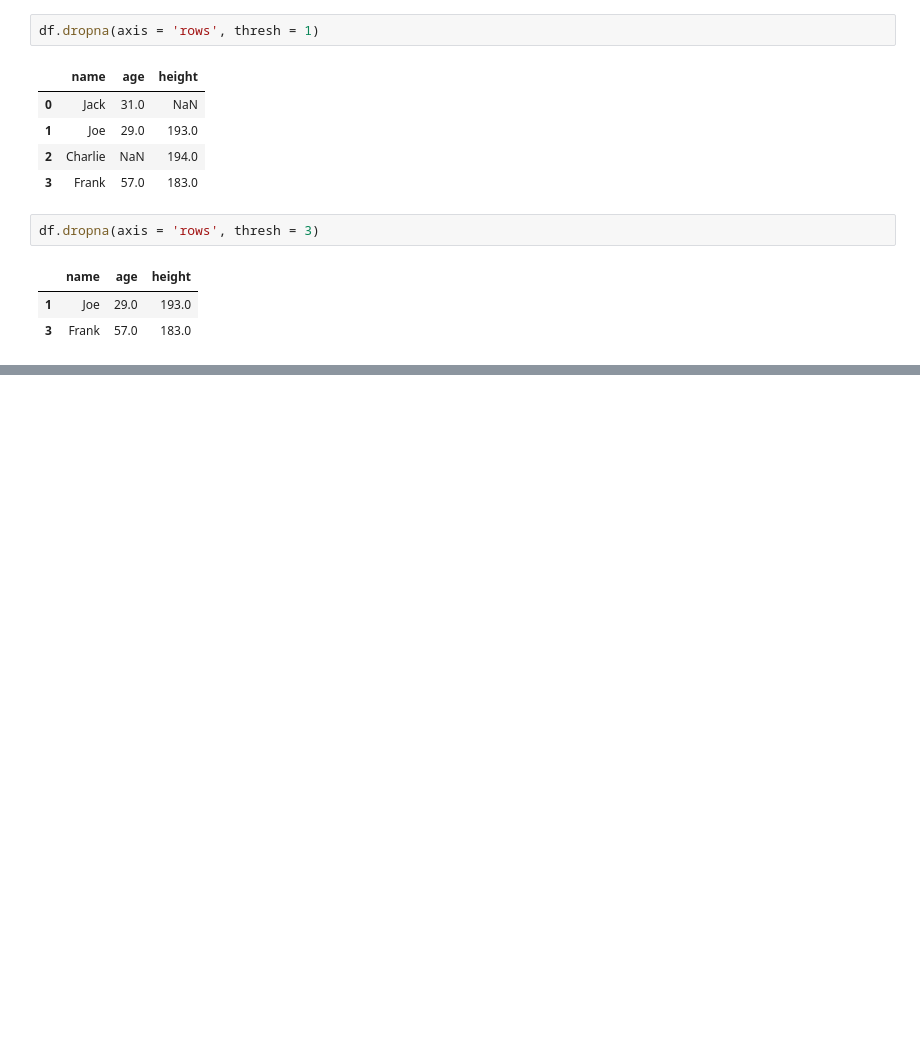
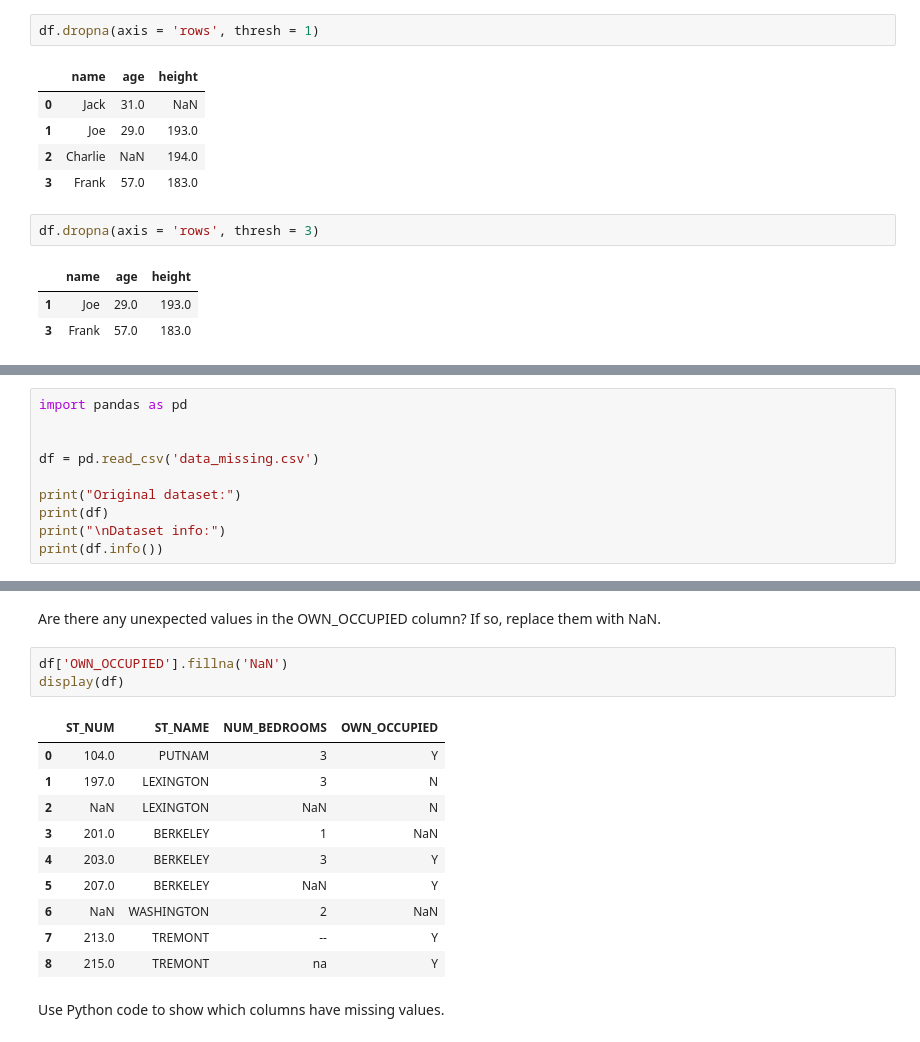
Before and after one commit to ryanhabis/College-folder, a Jupyter notebook: semester-1/Programming for Data Analytics/5 lesson - short-Exercises with solution/Lecture5_MissingData.ipynb, the cells around one changed output, grey strips where cells are left out. Cells and saved outputs as stored; diff of their text form; blank space fills up the shorter version.

```diff
--- a/semester-1/Programming for Data Analytics/5 lesson - short-Exercises with solution/Lecture5_MissingData.ipynb
+++ b/semester-1/Programming for Data Analytics/5 lesson - short-Exercises with solution/Lecture5_MissingData.ipynb
@@ -461,0 +488,10 @@ df.dropna(axis = 'rows', thresh = 3)
+# %%
+import pandas as pd
+
+
+df = pd.read_csv('data_missing.csv')
+
+print("Original dataset:")
+print(df)
+print("\nDataset info:")
+print(df.info())
@@ -461,0 +516,18 @@ df.dropna(axis = 'rows', thresh = 3)
+# %% [markdown]
+Are there any unexpected values in the OWN_OCCUPIED column? If so, replace them with NaN.
+# %%
+df['OWN_OCCUPIED'].fillna('NaN')
+display(df)
+# %% [output]
+|  | ST_NUM | ST_NAME | NUM_BEDROOMS | OWN_OCCUPIED |
+| 0 | 104.0 | PUTNAM | 3 | Y |
+| 1 | 197.0 | LEXINGTON | 3 | N |
+| 2 | NaN | LEXINGTON | NaN | N |
+| 3 | 201.0 | BERKELEY | 1 | NaN |
+| 4 | 203.0 | BERKELEY | 3 | Y |
+| 5 | 207.0 | BERKELEY | NaN | Y |
+| 6 | NaN | WASHINGTON | 2 | NaN |
+| 7 | 213.0 | TREMONT | -- | Y |
+| 8 | 215.0 | TREMONT | na | Y |
+# %% [markdown]
+Use Python code to show which columns have missing values.
```
Also changed, not shown: parts of 12 cells of this notebook, 8 other files.
